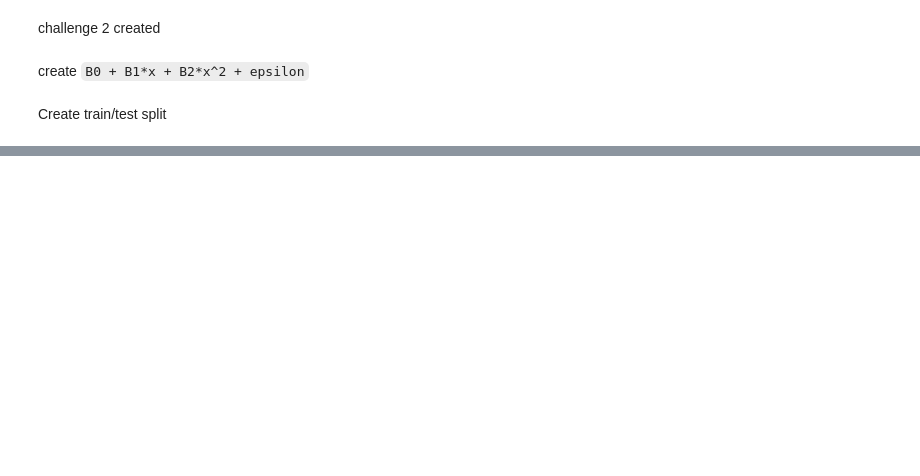
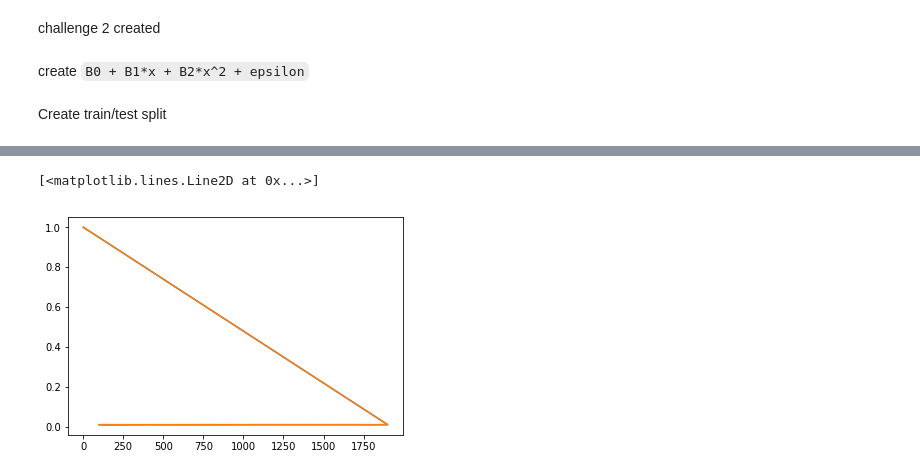
Before and after one commit to goodwinc/metis-copy, a Jupyter notebook: student_submissions/challenges/Ikenna_Igboaka/Challenge 6.ipynb, the cells around one changed output, grey strips where cells are left out. Cells and saved outputs as stored; diff of their text form; code cells hidden in the pictures; blank space fills up the shorter version.

```diff
--- a/student_submissions/challenges/Ikenna_Igboaka/Challenge 6.ipynb
+++ b/student_submissions/challenges/Ikenna_Igboaka/Challenge 6.ipynb
@@ -127,0 +207,16 @@ mse(y,y_pred)
+# %%
+step_size = 100
+train_error = np.ones(no_samples//step_size)
+test_error = np.ones(no_samples//step_size)
+sample = np.ones(no_samples//step_size)
+for index, i in enumerate(range(step_size, no_samples, step_size)):
+    X_train, X_test, y_train, y_test = train_test_split(X, y, test_size = 1-(i/no_samples), random_state = 5)
+    m.fit(X_train,y_train)
+    sample[index] = i
+    train_error[index] = mse(y_train,m.predict(X_train))
+    test_error[index] = mse(y_test,m.predict(X_test))
+plt.plot(sample,train_error)
+plt.plot(sample,test_error)
+# %% [output]
+[<matplotlib.lines.Line2D at 0x...>]
+[figure, added]
```
Also changed, not shown: parts of 17 cells of this notebook, 2 other files.
